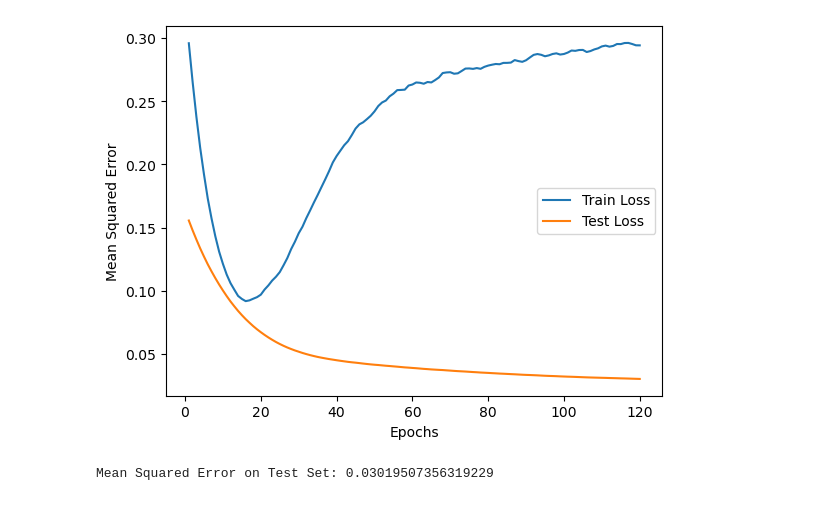
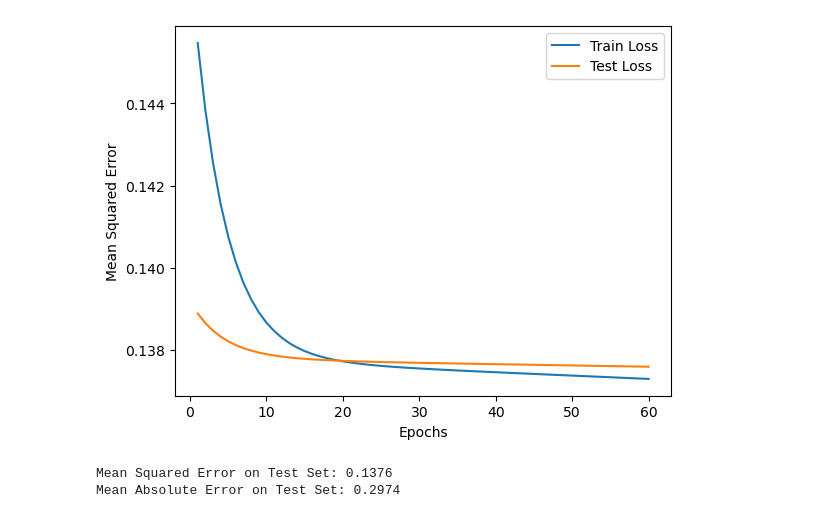
Before and after one commit to UW-ESS-DS/MLGeo_2023_Utahdvv_to_moisture, a Jupyter notebook: 1_model_training/1_simpleNN.ipynb, the cells around one changed output. Drawn from its saved outputs; the diff is of its cells as text; code cells hidden in the pictures.

```diff
--- a/1_model_training/1_simpleNN.ipynb
+++ b/1_model_training/1_simpleNN.ipynb
@@ -73,11 +73,12 @@ y_train_tensor = torch.from_numpy(y_train).float()
 X_test_tensor = torch.from_numpy(X_test).float()
 y_test_tensor = torch.from_numpy(y_test).float()
 # %%
+select_batch_size=128
 # Inverse transform to get back the original scale of soil moisture for training set
 y_train_inverse = scaler_y.inverse_transform(y_train.reshape(-1, 1)).flatten()
 
 # Create DataLoader
 train_dataset = TensorDataset(X_train_tensor, y_train_tensor)
-train_loader = DataLoader(train_dataset, batch_size=256, shuffle=True)
+train_loader = DataLoader(train_dataset, batch_size=select_batch_size , shuffle=True)
 # %%
 # Normalize input data
@@ -90,14 +91,26 @@ X_test = scaler_X.transform(X_test)
 class SimpleNN(nn.Module):
     def __init__(self, input_size, hidden_size, output_size):
         super(SimpleNN, self).__init__()
-        self.fc1 = nn.Linear(input_size, hidden_size)
-        self.relu = nn.ReLU()
-        self.fc2 = nn.Linear(hidden_size, output_size)
+        self.fc1 = nn.Linear(input_size, 4)
+        self.fc2 = nn.Linear(4, 16)
+        self.fc3 = nn.Linear(16, hidden_size)
+        self.fc4 = nn.Linear(hidden_size, 16)
+        self.fc5 = nn.Linear(16,4)
+        self.fc6 = nn.Linear(4,output_size)
+        self.relu = nn.ReLU()  # Adding ReLU activation
 
     def forward(self, x):
         x = self.fc1(x)
         x = self.relu(x)
         x = self.fc2(x)
+        x = self.relu(x)  # You can add ReLU here if you want
+        x = self.fc3(x)
+        x = self.relu(x)
+        x = self.fc4(x)
+        x = self.relu(x)
+        x = self.fc5(x)
+        x = self.relu(x)
+        x = self.fc6(x)
         return x
 # %%
 class EarlyStopping:
@@ -128,19 +141,19 @@ class EarlyStopping:
 
 # Instantiate the model
 input_size = X.shape[1]
-hidden_size = 128
+hidden_size = 32
 output_size = 1
 model = SimpleNN(input_size, hidden_size, output_size)
 
 # Loss function and optimizer
 criterion = nn.MSELoss()
-optimizer = optim.Adam(model.parameters(), lr=0.0001)
+optimizer = optim.SGD(model.parameters(), lr=0.0001)
 
-# Learning rate schedule
-scheduler = optim.lr_scheduler.ReduceLROnPlateau(optimizer, mode='min', patience=10, factor=0.1, verbose=True)
+## Learning rate schedule
+#scheduler = optim.lr_scheduler.ReduceLROnPlateau(optimizer, mode='min', patience=10, factor=0.1, verbose=True)
 
 # Early stopping
-early_stopping = EarlyStopping(patience=10, verbose=True)
+#early_stopping = EarlyStopping(verbose=True)
 
 # Lists to store training history
 train_loss_history = []
@@ -150,7 +163,7 @@ epochs_list = []
 
 
 # Training loop
-num_epochs = 120
+num_epochs = 60
 for epoch in range(num_epochs):
     model.train()  # Set the model to training mode
     for inputs, targets in train_loader:
@@ -170,7 +183,7 @@ for epoch in range(num_epochs):
     y_test_inverse = scaler_y.inverse_transform(y_test.reshape(-1, 1)).flatten()
     y_pred_inverse = scaler_y.inverse_transform(y_pred.reshape(-1, 1)).flatten()
 
-    # Calculate and log the Mean Squared Error on the training and test sets
+    # Calculate and log the Mean Squared Erro (or rmean_absolute_error) on the training and test sets
     train_loss = mean_squared_error(y_train_inverse, model(X_train_tensor).detach().numpy().flatten())
     test_loss = mean_squared_error(y_test_inverse, y_pred_inverse)
 
@@ -180,6 +193,16 @@ for epoch in range(num_epochs):
 
     print(f'Epoch {epoch + 1}/{num_epochs} | Train Loss: {train_loss:.4f} | Test Loss: {test_loss:.4f}')
 
+    checkpoint = {
+        'epoch': epoch + 1,
+        'state_dict': model.state_dict(),
+        'optimizer': optimizer.state_dict()
+                    }
+
+    f_path = dir1+'/checkpoint.pt'
+    torch.save(checkpoint, f_path)
+
+
 # Plot the loss over epochs
 plt.plot(epochs_list, train_loss_history, label='Train Loss')
 plt.plot(epochs_list, test_loss_history, label='Test Loss')
@@ -208,4 +231,4 @@ Epoch 120/120 | Train Loss: 0.2942 | Test Loss: 0.0302
-[figure, old version]
+[figure, new version]
 # %%
 
 # Evaluation on the test set
@@ -220,9 +243,13 @@ y_pred_inverse = scaler_y.inverse_transform(y_pred.reshape(-1, 1)).flatten()
 
 # Calculate and print the Mean Squared Error on the test set
 mse = mean_squared_error(y_test_inverse, y_pred_inverse)
-print(f'Mean Squared Error on Test Set: {mse}')
+print(f'Mean Squared Error on Test Set: {mse:.4f}')
+
+mae = mean_absolute_error(y_test_inverse, y_pred_inverse)
+print(f'Mean Absolute Error on Test Set: {mae:.4f}')
 # %% [output]
-Mean Squared Error on Test Set: 0.03019507356319229
+Mean Squared Error on Test Set: 0.1376
+Mean Absolute Error on Test Set: 0.2974
 # %%
 
 # Plot the true vs predicted soil moisture values
```
Also changed, not shown: parts of 12 cells of this notebook, 3 other files.
